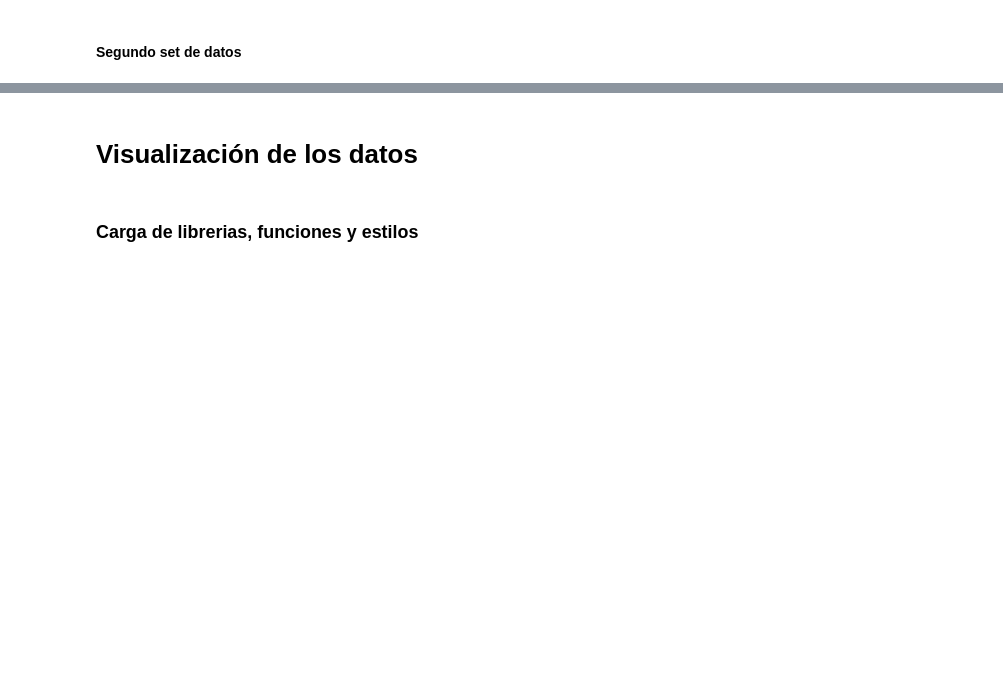
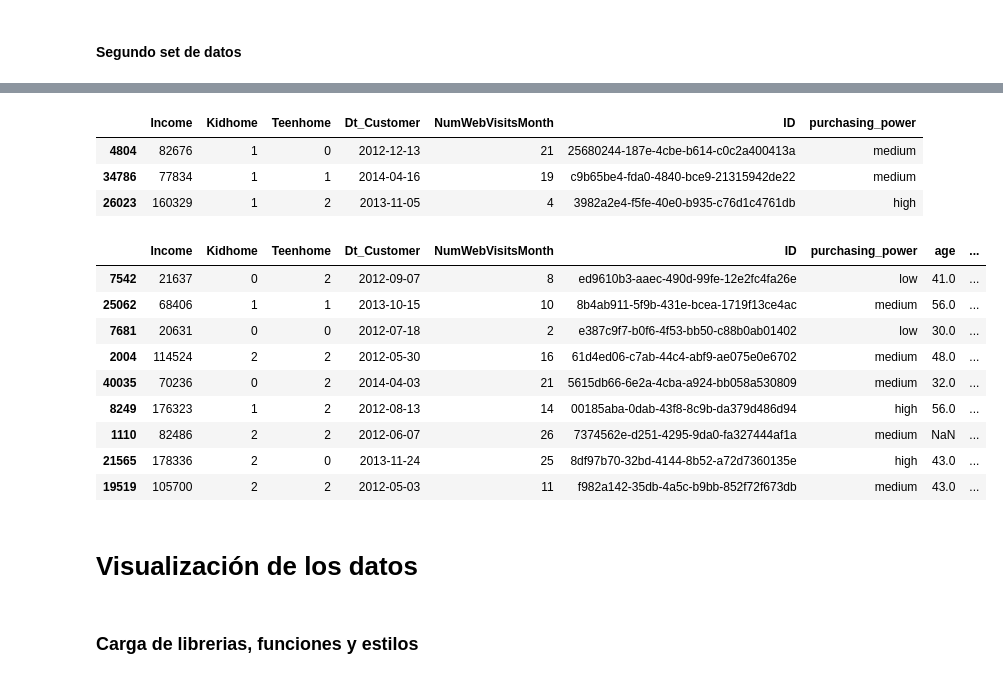
Before and after one commit to P4Dr0P010/05_Python, a Jupyter notebook: 03_Proyecto_EDA_Python/EDA_con_Python.ipynb, the cells around one changed output, grey strips where cells are left out. Saved outputs shown, nothing was run; the diff lists cells and outputs as text; code cells hidden in the pictures; blank space fills up the shorter version.

```diff
--- a/03_Proyecto_EDA_Python/EDA_con_Python.ipynb
+++ b/03_Proyecto_EDA_Python/EDA_con_Python.ipynb
@@ -553,3 +466,31 @@ customer_data[['NumWebVisitsMonth','web_activity']].sample(5)
+# %%
+customer_data.sample(3)
+# %% [output]
+|  | Income | Kidhome | Teenhome | Dt_Customer | NumWebVisitsMonth | ID | purchasing_power |
+| 4804 | 82676 | 1 | 0 | 2012-12-13 | 21 | 25680244-187e-4cbe-b614-c0c2a400413a | medium |
+| 34786 | 77834 | 1 | 1 | 2014-04-16 | 19 | c9b65be4-fda0-4840-bce9-21315942de22 | medium |
+| 26023 | 160329 | 1 | 2 | 2013-11-05 | 4 | 3982a2e4-f5fe-40e0-b935-c76d1c4761db | high |
+# %%
+# Mergear ambos dataframes
+customer_bank_data = pd.merge(
+    customer_data,
+    bank_data,
+    left_on='ID',
+    right_on='id_',
+    how='left'
+)
+customer_bank_data.sample(9)
+# %% [output]
+|  | Income | Kidhome | Teenhome | Dt_Customer | NumWebVisitsMonth | ID | purchasing_power | age | ... |
+| 7542 | 21637 | 0 | 2 | 2012-09-07 | 8 | ed9610b3-aaec-490d-99fe-12e2fc4fa26e | low | 41.0 | ... |
+| 25062 | 68406 | 1 | 1 | 2013-10-15 | 10 | 8b4ab911-5f9b-431e-bcea-1719f13ce4ac | medium | 56.0 | ... |
+| 7681 | 20631 | 0 | 0 | 2012-07-18 | 2 | e387c9f7-b0f6-4f53-bb50-c88b0ab01402 | low | 30.0 | ... |
+| 2004 | 114524 | 2 | 2 | 2012-05-30 | 16 | 61d4ed06-c7ab-44c4-abf9-ae075e0e6702 | medium | 48.0 | ... |
+| 40035 | 70236 | 0 | 2 | 2014-04-03 | 21 | 5615db66-6e2a-4cba-a924-bb058a530809 | medium | 32.0 | ... |
+| 8249 | 176323 | 1 | 2 | 2012-08-13 | 14 | 00185aba-0dab-43f8-8c9b-da379d486d94 | high | 56.0 | ... |
+| 1110 | 82486 | 2 | 2 | 2012-06-07 | 26 | 7374562e-d251-4295-9da0-fa327444af1a | medium | NaN | ... |
+| 21565 | 178336 | 2 | 0 | 2013-11-24 | 25 | 8df97b70-32bd-4144-8b52-a72d7360135e | high | 43.0 | ... |
+| 19519 | 105700 | 2 | 2 | 2012-05-03 | 11 | f982a142-35db-4a5c-b9bb-852f72f673db | medium | 43.0 | ... |
 # %% [markdown]
 # **Visualización de los datos**
 # %% [markdown]
```
Also changed, not shown: parts of 31 cells of this notebook.
